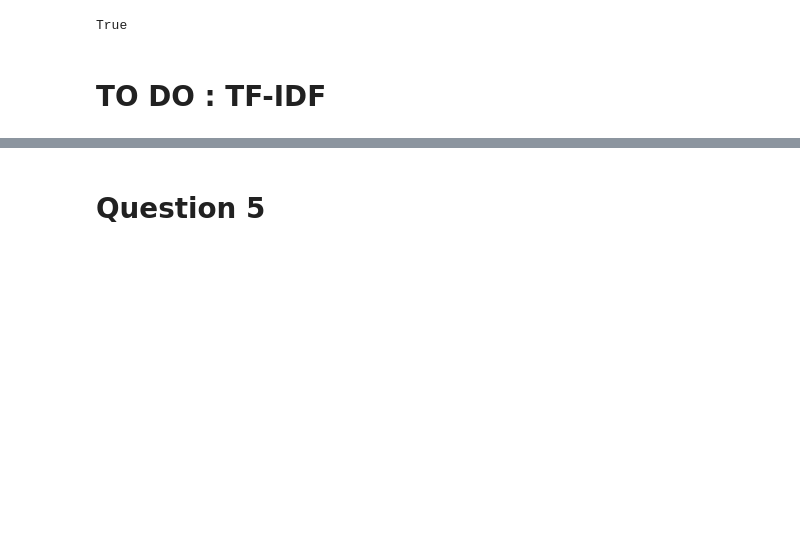
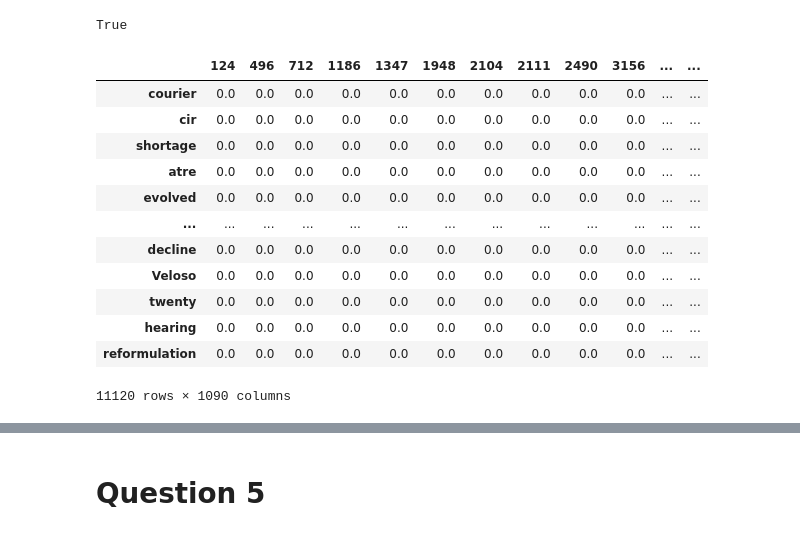
Before and after one commit to clementbernardd/LOG6308, a Jupyter notebook: TP2/TP2_groupe7.ipynb, the cells around one changed output, grey strips where cells are left out. Cells and saved outputs as stored; diff of their text form; code cells hidden in the pictures; blank space fills up the shorter version.

```diff
--- a/TP2/TP2_groupe7.ipynb
+++ b/TP2/TP2_groupe7.ipynb
@@ -254,17 +284,54 @@ vocab, new_sentences = get_vocab_and_lemmatize()
 # %%
-def create_term_document_matrix(vocab = vocab, new_sentences = new_sentences, abstract = abstract) :
-    ''' Return the term-document matrix '''
+def get_term_document_matrix(vocab = vocab, new_sentences = new_sentences, abstract = abstract, df_vocab = df_vocab) :
+    ''' Return the term document matrix with TF-IDF '''
+    # Size of the vocabulary
     n_vocab = len(vocab)
+    # Number of documents
     n_document = abstract.shape[0]
+    # Frequency matrix
+    tf_matrix = pd.DataFrame(np.zeros((n_vocab, n_document)), index = vocab, columns = abstract.index)
+    # Df matrix
+    df_matrix = tf_matrix.copy()
+    # Loop over the sentences
+    for i,sentence in enumerate(new_sentences) :
+        # Loop over the words
+        for word in sentence :
+            # Get the index of the word in the matrix
+            i_word = (tf_matrix.index == word)
+            # Compute the frequency
+            tf_matrix.iloc[i_word, i] += 1
+            # Compute the inverse frequency
+            df_matrix.iloc[i_word,i] = np.log(n_document / df_vocab[word])
+        # Normalise the frequency
+        tf_matrix.iloc[:,i]/=len(sentence)
 
-    matrix = pd.DataFrame(np.zeros((n_vocab, n_document)), index = vocab, columns = abstract.index)
-    for i,sentence in enumerate(new_sentences) :
-        for word in sentence :
-            i_word = (matrix.index == word)
-            matrix.iloc[i_word, i] = 1
-
-    return matrix
+    matrix = df_matrix * tf_matrix
+    return matrix.fillna(0)
+# return  df_matrix, tf_matrix
+# %%
+term_document = get_term_document_matrix()
+# %%
+def convert_columns(matrix, abstract = abstract) :
+    ''' Convert the column to the following id '''
+    new_matrix = matrix.copy()
+    new_matrix.columns = abstract['Id'].values
+    return new_matrix
+# %%
+# Convert the columns name
+term_document = convert_columns(term_document)
 # %%
-term_document = create_term_document_matrix()
+term_document
+# %% [output]
+|  | 124 | 496 | 712 | 1186 | 1347 | 1948 | 2104 | 2111 | 2490 | 3156 | ... | ... |
+| courier | 0.0 | 0.0 | 0.0 | 0.0 | 0.0 | 0.0 | 0.0 | 0.0 | 0.0 | 0.0 | ... | ... |
+| cir | 0.0 | 0.0 | 0.0 | 0.0 | 0.0 | 0.0 | 0.0 | 0.0 | 0.0 | 0.0 | ... | ... |
+| shortage | 0.0 | 0.0 | 0.0 | 0.0 | 0.0 | 0.0 | 0.0 | 0.0 | 0.0 | 0.0 | ... | ... |
+| atre | 0.0 | 0.0 | 0.0 | 0.0 | 0.0 | 0.0 | 0.0 | 0.0 | 0.0 | 0.0 | ... | ... |
+| evolved | 0.0 | 0.0 | 0.0 | 0.0 | 0.0 | 0.0 | 0.0 | 0.0 | 0.0 | 0.0 | ... | ... |
+| ... | ... | ... | ... | ... | ... | ... | ... | ... | ... | ... | ... | ... |
+| decline | 0.0 | 0.0 | 0.0 | 0.0 | 0.0 | 0.0 | 0.0 | 0.0 | 0.0 | 0.0 | ... | ... |
+| Veloso | 0.0 | 0.0 | 0.0 | 0.0 | 0.0 | 0.0 | 0.0 | 0.0 | 0.0 | 0.0 | ... | ... |
+| twenty | 0.0 | 0.0 | 0.0 | 0.0 | 0.0 | 0.0 | 0.0 | 0.0 | 0.0 | 0.0 | ... | ... |
+| hearing | 0.0 | 0.0 | 0.0 | 0.0 | 0.0 | 0.0 | 0.0 | 0.0 | 0.0 | 0.0 | ... | ... |
+| reformulation | 0.0 | 0.0 | 0.0 | 0.0 | 0.0 | 0.0 | 0.0 | 0.0 | 0.0 | 0.0 | ... | ... |
+11120 rows × 1090 columns
-# %% [markdown]
-# TO DO : TF-IDF
```
Also changed, not shown: parts of 11 cells of this notebook.
